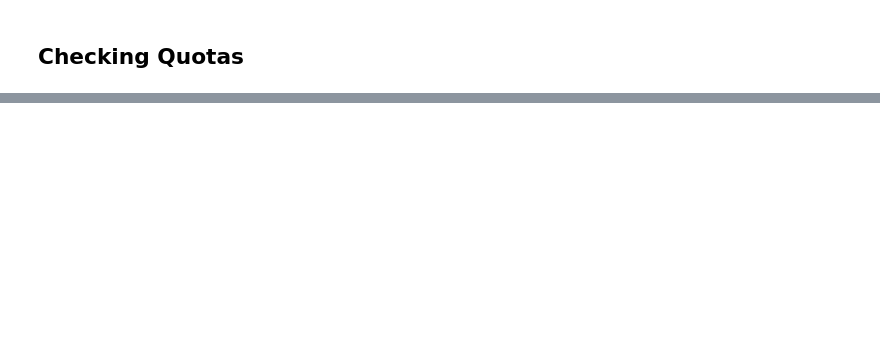
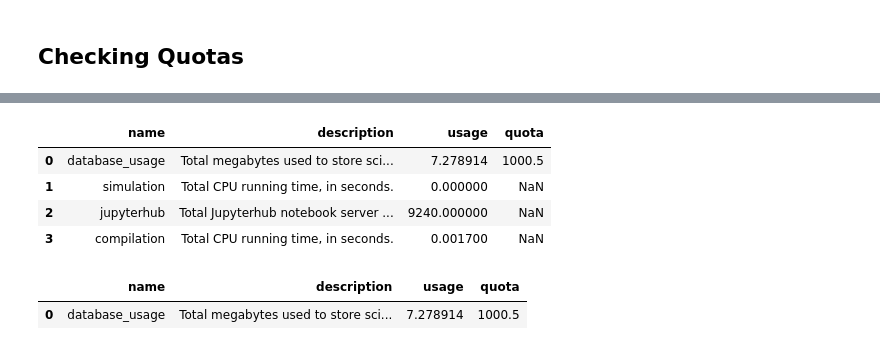
Before and after one commit to CQCL/qnexus, a Jupyter notebook: example_notebooks/assignments_and_quotas.ipynb, the cells around one changed output, grey strips where cells are left out. Saved outputs shown, nothing was run; the diff lists cells and outputs as text; code cells hidden in the pictures; blank space fills up the shorter version.

```diff
--- a/example_notebooks/assignments_and_quotas.ipynb
+++ b/example_notebooks/assignments_and_quotas.ipynb
@@ -37,8 +50,17 @@ qnx.assignment.assign_user_role(
 # %%
-qnx.quota.filter().summarize()
+qnx.quota.get().df()
+# %% [output]
+|  | name | description | usage | quota |
+| 0 | database_usage | Total megabytes used to store sci... | 7.278914 | 1000.5 |
+| 1 | simulation | Total CPU running time, in seconds. | 0.000000 | NaN |
+| 2 | jupyterhub | Total Jupyterhub notebook server ... | 9240.000000 | NaN |
+| 3 | compilation | Total CPU running time, in seconds. | 0.001700 | NaN |
 # %%
-db_quota = qnx.quota.get("database_usage")
+db_quota = qnx.quota.get_only("database_usage")
 
-db_quota.summarize()
+db_quota.df()
+# %% [output]
+|  | name | description | usage | quota |
+| 0 | database_usage | Total megabytes used to store sci... | 7.278914 | 1000.5 |
 # %%
 qnx.quota.check_quota("compilation")
```
Also changed, not shown: parts of 2 cells of this notebook, 23 other files.
